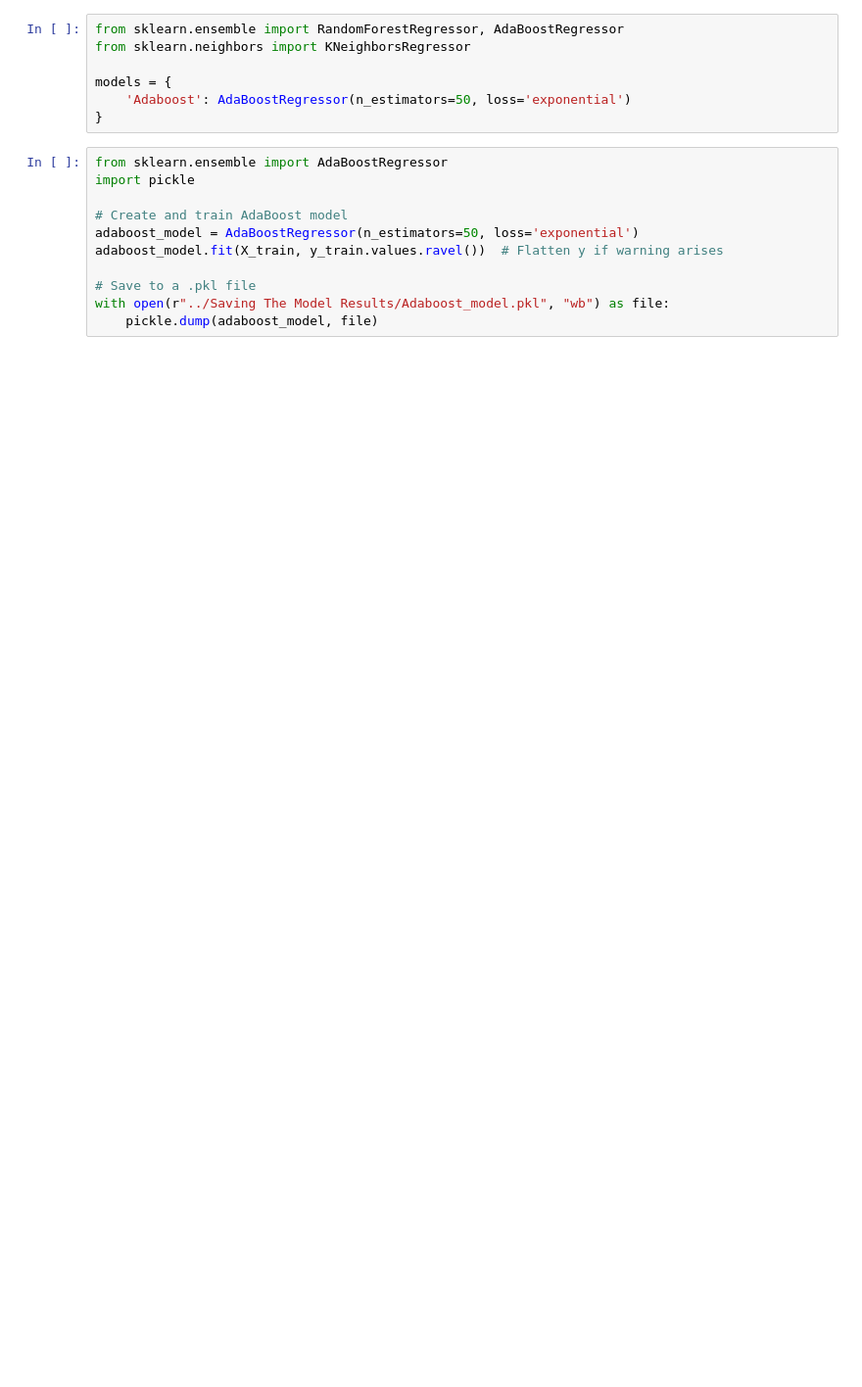
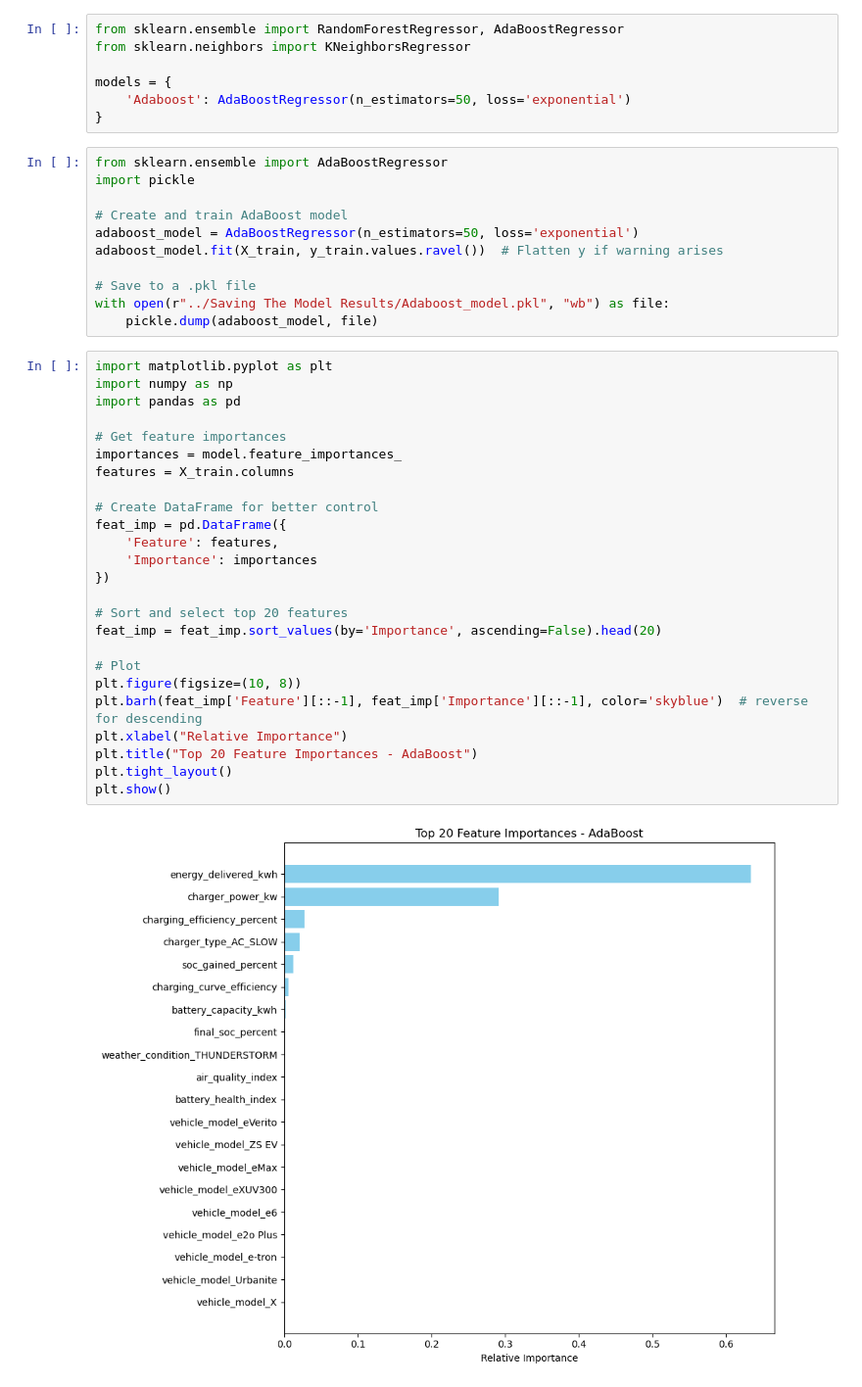
Before and after one commit to Amanarun2907/CADCS---Charging-Time-Prediction-for-Battery-Electric-Vehicles-BEVs-using-Time-Series-Methods, a Jupyter notebook: Models/adaboost_algorithm.ipynb, the cells around one changed output. Shown at 98% size. Saved outputs shown, nothing was run; the diff lists cells and outputs as text; blank space fills up the shorter version.

```diff
--- a/Models/adaboost_algorithm.ipynb
+++ b/Models/adaboost_algorithm.ipynb
@@ -344,3 +344,30 @@ adaboost_model.fit(X_train, y_train.values.ravel())  # Flatten y if warning aris
 # Save to a .pkl file
 with open(r"../Saving The Model Results/Adaboost_model.pkl", "wb") as file:
     pickle.dump(adaboost_model, file)
+# %%
+import matplotlib.pyplot as plt
+import numpy as np
+import pandas as pd
+
+# Get feature importances
+importances = model.feature_importances_
+features = X_train.columns
+
+# Create DataFrame for better control
+feat_imp = pd.DataFrame({
+    'Feature': features,
+    'Importance': importances
+})
+
+# Sort and select top 20 features
+feat_imp = feat_imp.sort_values(by='Importance', ascending=False).head(20)
+
+# Plot
+plt.figure(figsize=(10, 8))
+plt.barh(feat_imp['Feature'][::-1], feat_imp['Importance'][::-1], color='skyblue')  # reverse for descending
+plt.xlabel("Relative Importance")
+plt.title("Top 20 Feature Importances - AdaBoost")
+plt.tight_layout()
+plt.show()
+# %% [output]
+[figure, added]
```
Also changed, not shown: parts of 8 cells of this notebook, 1 other file.
